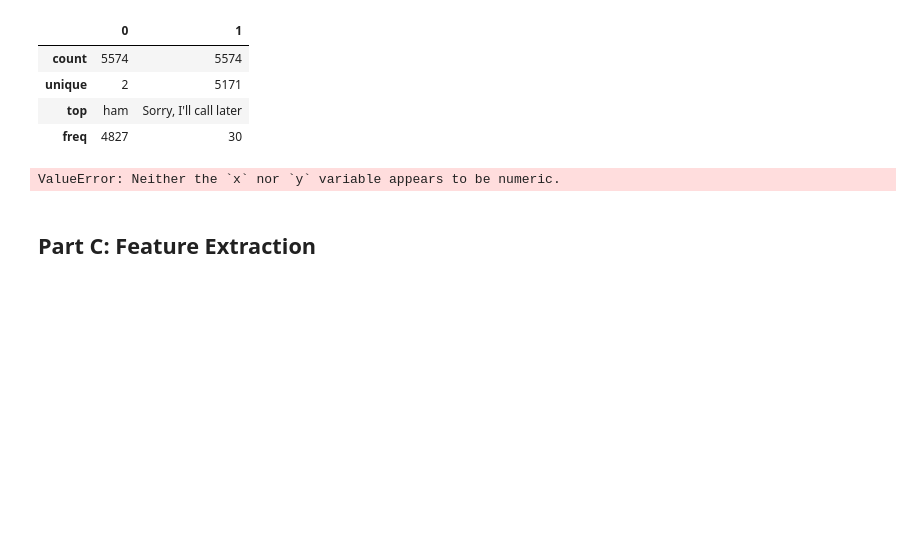
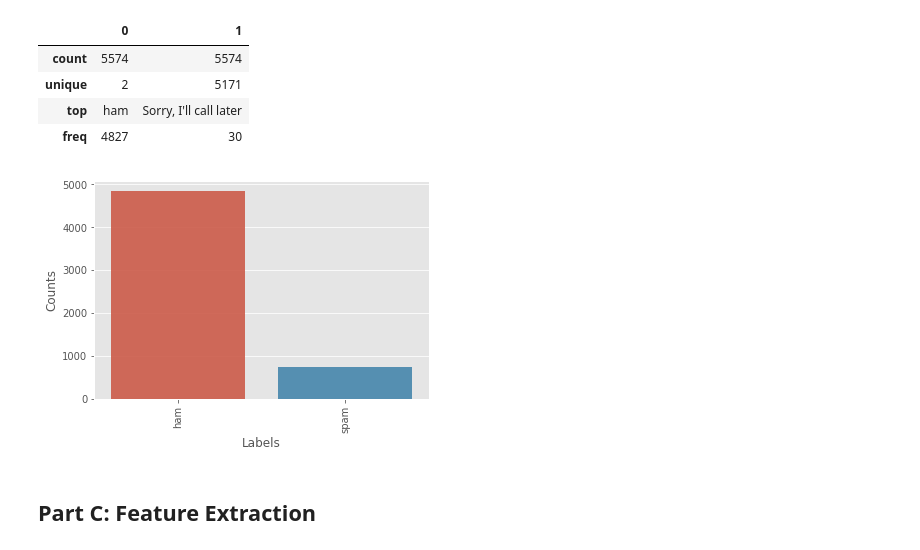
Before and after one commit to tannn/machine-learning, a Jupyter notebook: Doan_Vy_Marino_Tanner_assignment4.ipynb, the cells around one changed output. Drawn from its saved outputs; the diff is of its cells as text; code cells hidden in the pictures; blank space fills up the shorter version.

```diff
--- a/Doan_Vy_Marino_Tanner_assignment4.ipynb
+++ b/Doan_Vy_Marino_Tanner_assignment4.ipynb
@@ -32,11 +32,21 @@ df.describe()
 | unique | 2 | 5171 |
 | top | ham | Sorry, I'll call later |
 | freq | 4827 | 30 |
-# %%
-import seaborn as sns
-sns.barplot(x=0,y=1,data=df)
-# %% [output]
-ValueError: Neither the `x` nor `y` variable appears to be numeric.
+# %%
+import seaborn as sns
+%matplotlib inline
+import matplotlib.pyplot as plt
+plt.style.use('ggplot')
+
+label_counts = df[0].value_counts()
+
+sns.barplot(label_counts.index, label_counts.values, alpha = 0.9)
+plt.xticks(rotation = 'vertical')
+plt.xlabel('Labels', fontsize = 12)
+plt.ylabel('Counts', fontsize = 12)
+plt.show()
+# %% [output]
+[figure, added]
 # %% [markdown]
 ## Part C: Feature Extraction
 # %% [markdown]
```
